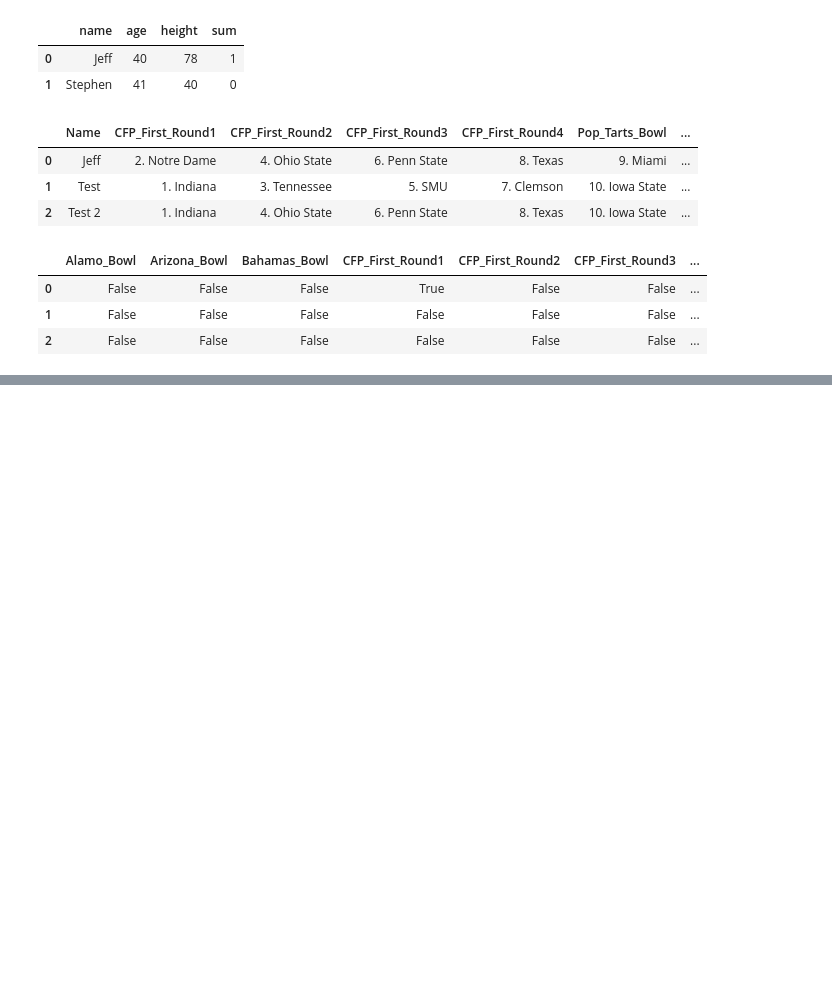
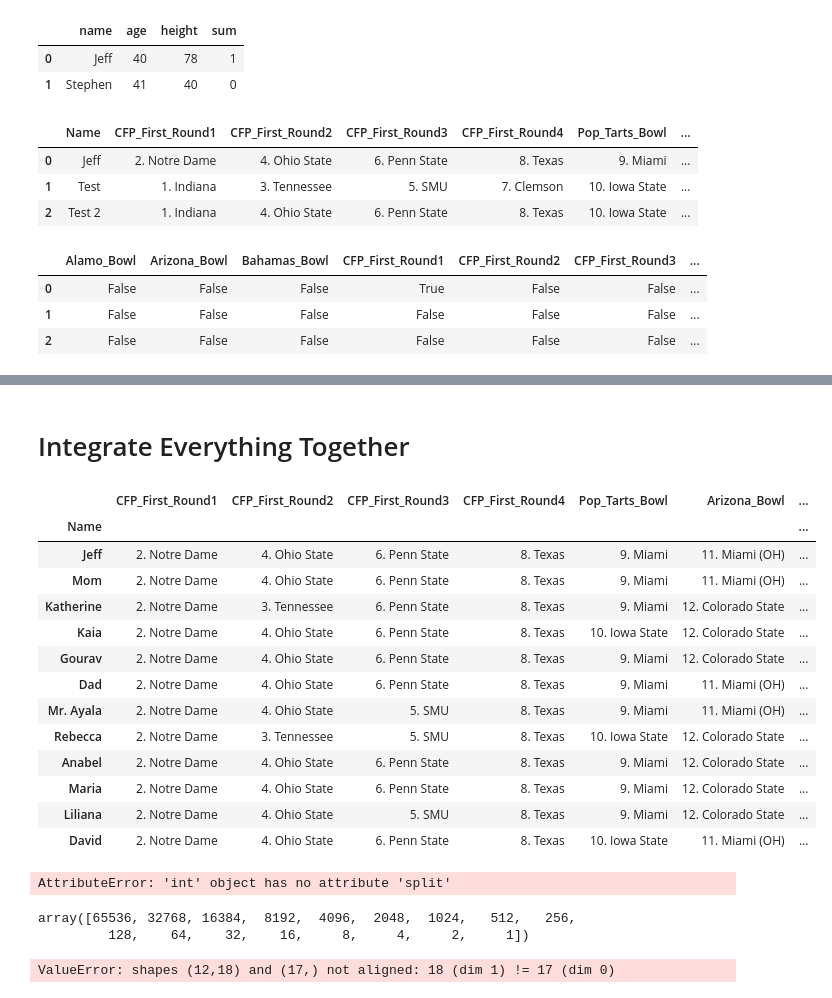
Before and after one commit to jgoett2/StreamlitTest, a Jupyter notebook: Untitled-4.ipynb, the cells around one changed output, grey strips where cells are left out. Cells and saved outputs as stored; diff of their text form; code cells hidden in the pictures; blank space fills up the shorter version.

```diff
--- a/Untitled-4.ipynb
+++ b/Untitled-4.ipynb
@@ -194,0 +726,47 @@ DeltaGenerator()
+# %% [markdown]
+# Integrate Everything Together
+# %%
+import pandas as pd
+import numpy as np
+
+df = pd.read_csv("data.csv")
+df = df.set_index("Name")
+key = pd.read_csv("key.csv")
+key = key.set_index("Game")
+played_winners = pd.concat([key.loc[key.Team1_Victory, "Team1"], key.loc[key.Team2_Victory, "Team2"]] )
+# %%
+completed_games = df[played_winners.index]
+df["Wins"] = np.sum(completed_games.eq(played_winners, axis=1), axis=1)
+df
+# %% [output]
+|  | CFP_First_Round1 | CFP_First_Round2 | CFP_First_Round3 | CFP_First_Round4 | Pop_Tarts_Bowl | Arizona_Bowl | ... |
+| Name |  |  |  |  |  |  | ... |
+| Jeff | 2. Notre Dame | 4. Ohio State | 6. Penn State | 8. Texas | 9. Miami | 11. Miami (OH) | ... |
+| Mom | 2. Notre Dame | 4. Ohio State | 6. Penn State | 8. Texas | 9. Miami | 11. Miami (OH) | ... |
+| Katherine | 2. Notre Dame | 3. Tennessee | 6. Penn State | 8. Texas | 9. Miami | 12. Colorado State | ... |
+| Kaia | 2. Notre Dame | 4. Ohio State | 6. Penn State | 8. Texas | 10. Iowa State | 12. Colorado State | ... |
+| Gourav | 2. Notre Dame | 4. Ohio State | 6. Penn State | 8. Texas | 9. Miami | 12. Colorado State | ... |
+| Dad | 2. Notre Dame | 4. Ohio State | 6. Penn State | 8. Texas | 9. Miami | 11. Miami (OH) | ... |
+| Mr. Ayala | 2. Notre Dame | 4. Ohio State | 5. SMU | 8. Texas | 9. Miami | 11. Miami (OH) | ... |
+| Rebecca | 2. Notre Dame | 3. Tennessee | 5. SMU | 8. Texas | 10. Iowa State | 12. Colorado State | ... |
+| Anabel | 2. Notre Dame | 4. Ohio State | 6. Penn State | 8. Texas | 9. Miami | 12. Colorado State | ... |
+| Maria | 2. Notre Dame | 4. Ohio State | 6. Penn State | 8. Texas | 9. Miami | 12. Colorado State | ... |
+| Liliana | 2. Notre Dame | 4. Ohio State | 5. SMU | 8. Texas | 9. Miami | 12. Colorado State | ... |
+| David | 2. Notre Dame | 4. Ohio State | 6. Penn State | 8. Texas | 10. Iowa State | 11. Miami (OH) | ... |
+# %%
+open_games = df.drop(columns=played_winners.index)
+open_games = open_games.map(lambda x: int(x.split(".")[0])%2)
+open_games
+# %% [output]
+AttributeError: 'int' object has no attribute 'split'
+# %%
+powers_two = np.array([2**x for x in np.arange(16, -1, -1)])
+powers_two
+# %% [output]
+array([65536, 32768, 16384,  8192,  4096,  2048,  1024,   512,   256,
+         128,    64,    32,    16,     8,     4,     2,     1])
+# %%
+open_games["num"] = (np.array(open_games.values)).dot(powers_two)
+open_games["num"]
+# %% [output]
+ValueError: shapes (12,18) and (17,) not aligned: 18 (dim 1) != 17 (dim 0)
```
Also changed, not shown: parts of 59 cells of this notebook, 3 other files.
